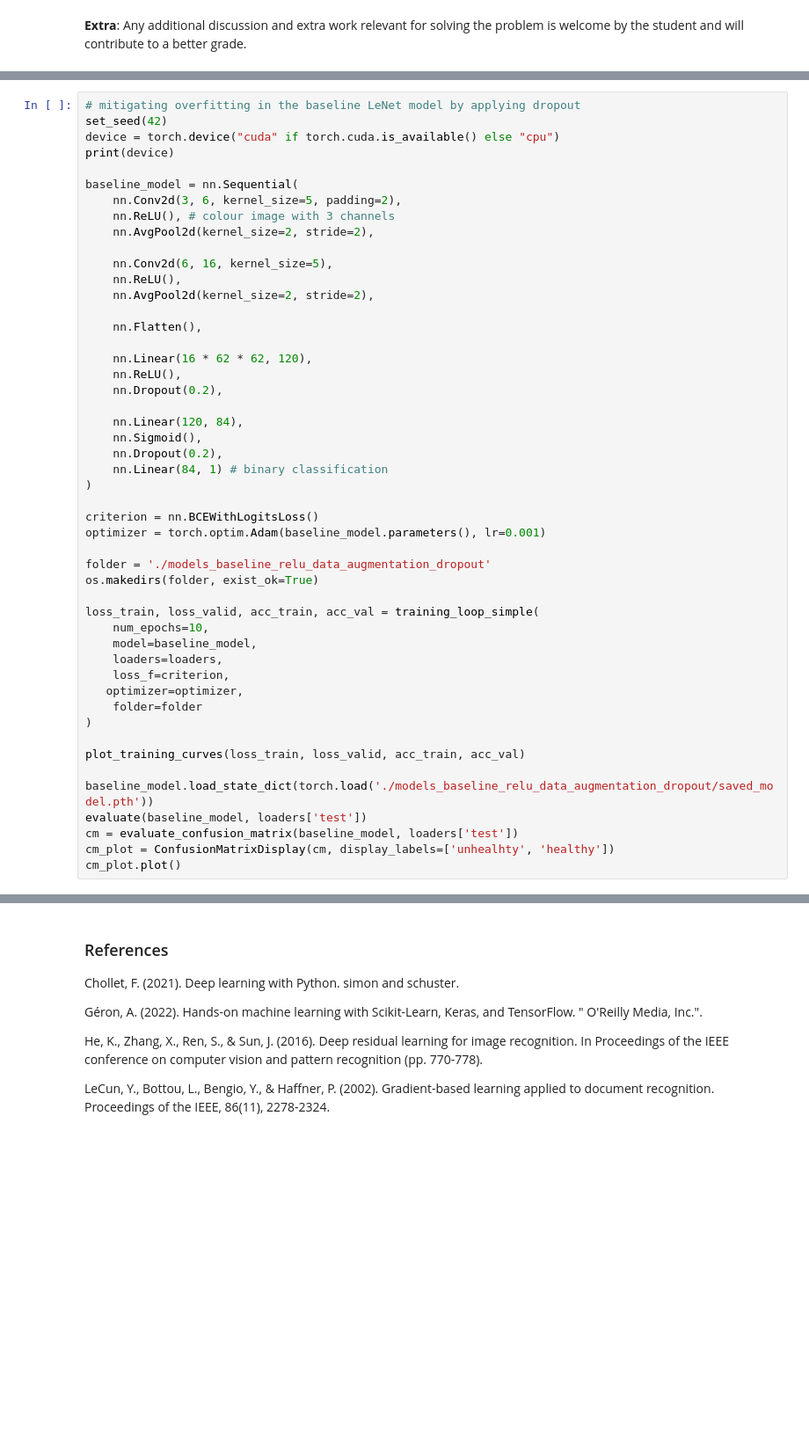
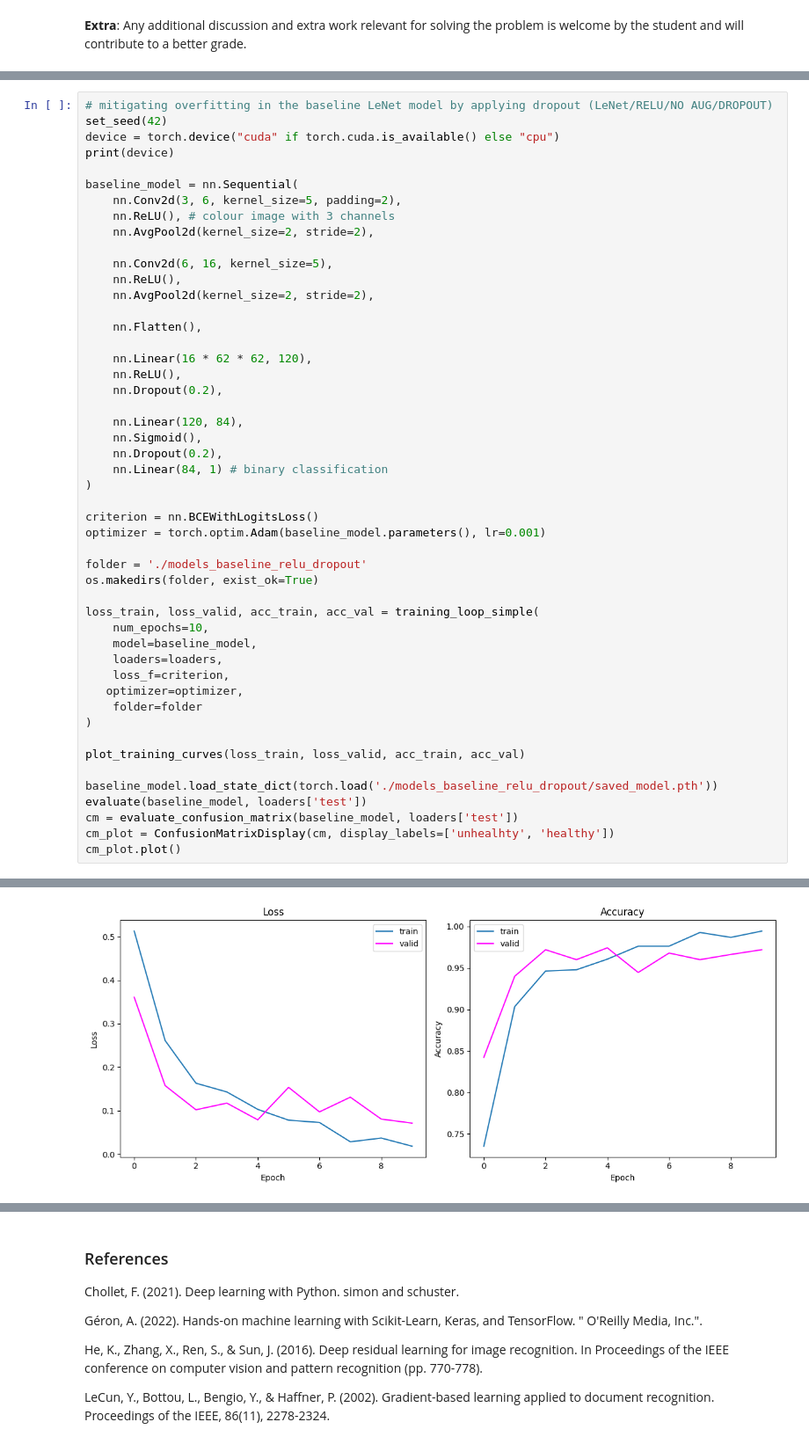
Before and after one commit to reascr/MSC-in-IT-and-Cognition, a Jupyter notebook: AppliedAI/Second_assignment_dataset_3.ipynb, the cells around one changed output, grey strips where cells are left out. Shown at 88% size. Drawn from its saved outputs; the diff is of its cells as text; blank space fills up the shorter version.

```diff
--- a/AppliedAI/Second_assignment_dataset_3.ipynb
+++ b/AppliedAI/Second_assignment_dataset_3.ipynb
@@ -1067,7 +1067,7 @@ Note also that some cells were run in a previous runtime but I ran out of GPU so
 
 Above, we could observe signs of overfitting for the LeNet model wit ReLU activation function (both with and without data augmentation). Even though the model's performance was quite good (Test accuracy: 0.984, Test F1 Score: 0.986 with data augmentation) and we saved the best model based on decreasing validation loss, it might be worth to experiment with overfitting mitigation strategies to further increase model performance. A typical regularization technqiue used to mitigate overfitting is dropout. The dropout ratespecifies what percentage of neurons are zeroed out. Since according to Chollet (2022: 109) it typically ranges from 02. to 0.5, I started with applying a rate of 0.2 after the two first linear layers.
 # %%
-# mitigating overfitting in the baseline LeNet model by applying dropout
+# mitigating overfitting in the baseline LeNet model by applying dropout (LeNet/RELU/NO AUG/DROPOUT)
 set_seed(42)
 device = torch.device("cuda" if torch.cuda.is_available() else "cpu")
 print(device)
@@ -1096,7 +1096,7 @@ baseline_model = nn.Sequential(
 criterion = nn.BCEWithLogitsLoss()
 optimizer = torch.optim.Adam(baseline_model.parameters(), lr=0.001)
 
-folder = './models_baseline_relu_data_augmentation_dropout'
+folder = './models_baseline_relu_dropout'
 os.makedirs(folder, exist_ok=True)
 
 loss_train, loss_valid, acc_train, acc_val = training_loop_simple(
@@ -1110,7 +1110,7 @@ loss_train, loss_valid, acc_train, acc_val = training_loop_simple(
 
 plot_training_curves(loss_train, loss_valid, acc_train, acc_val)
 
-baseline_model.load_state_dict(torch.load('./models_baseline_relu_data_augmentation_dropout/saved_model.pth'))
+baseline_model.load_state_dict(torch.load('./models_baseline_relu_dropout/saved_model.pth'))
 evaluate(baseline_model, loaders['test'])
 cm = evaluate_confusion_matrix(baseline_model, loaders['test'])
 cm_plot = ConfusionMatrixDisplay(cm, display_labels=['unhealhty', 'healthy'])
@@ -1137,0 +1167 @@ Validation Loss: 0.1540, Validation Acc: 0.9360
+[figure, added]
```
Also changed, not shown: parts of 10 cells of this notebook.
